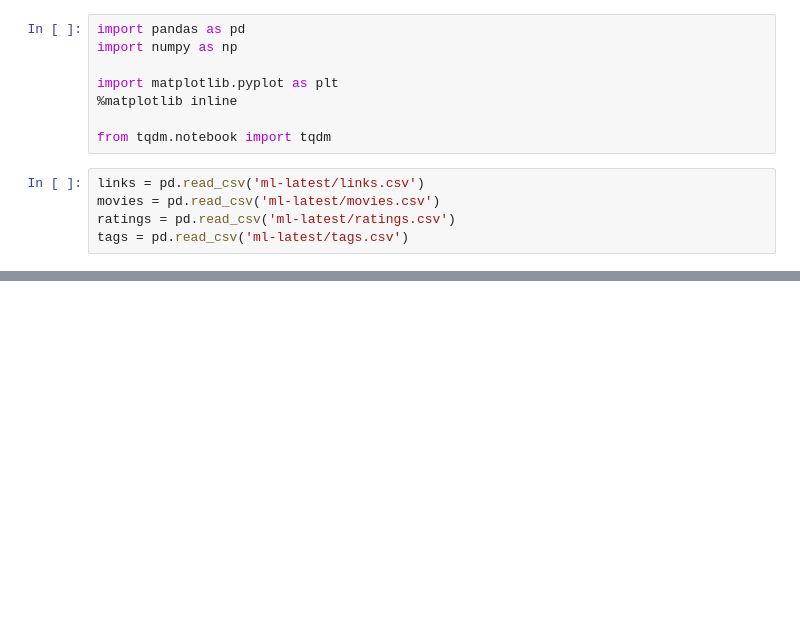
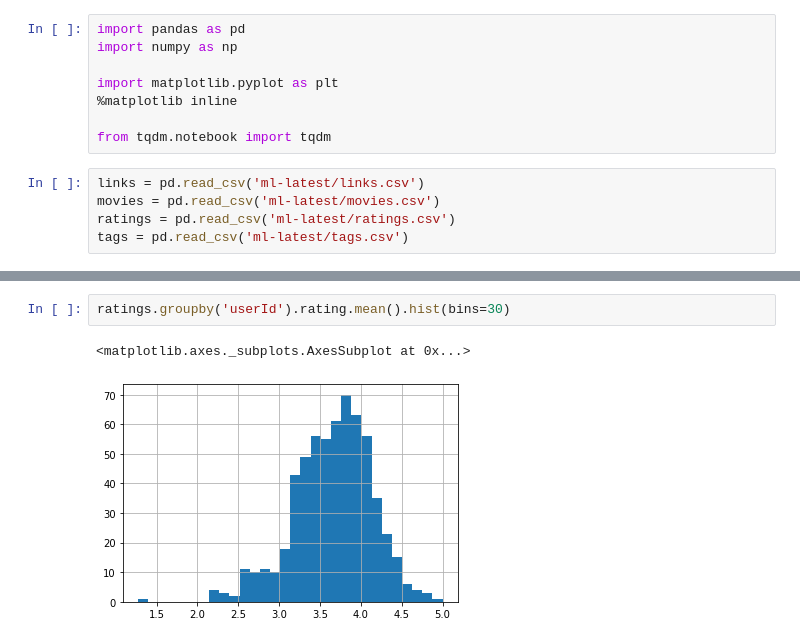
Before and after one commit to HeliosBI/AMLHW9_CBRS, a Jupyter notebook: AMLHW9.ipynb, the cells around one changed output, grey strips where cells are left out. Saved outputs shown, nothing was run; the diff lists cells and outputs as text; blank space fills up the shorter version.

```diff
--- a/AMLHW9.ipynb
+++ b/AMLHW9.ipynb
@@ -27,0 +35,5 @@ tags.head()
+# %%
+ratings.groupby('userId').rating.mean().hist(bins=30)
+# %% [output]
+<matplotlib.axes._subplots.AxesSubplot at 0x...>
+[figure, added]
```
Also changed, not shown: parts of 51 cells of this notebook.
